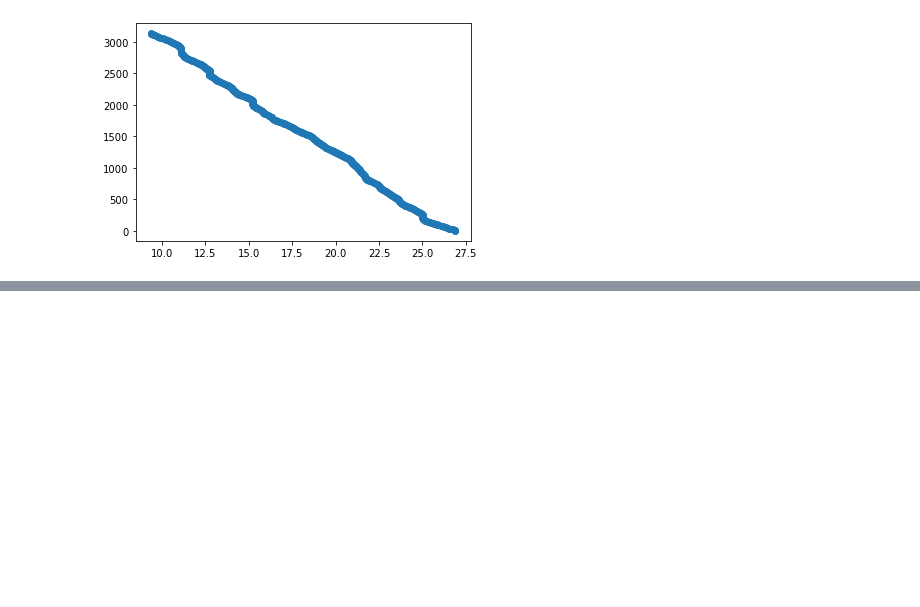
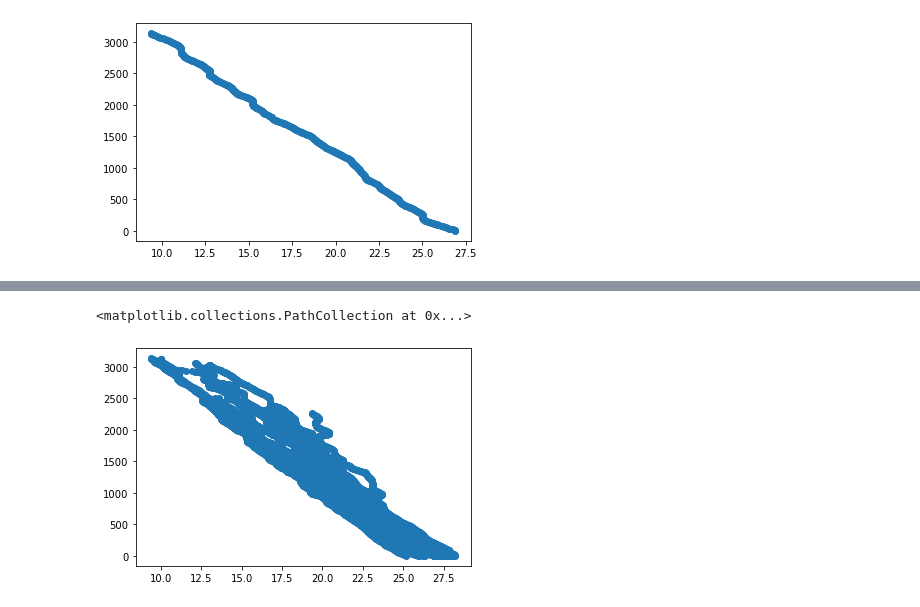
Before and after one commit to MPOcanes/MPO624_2022, a Jupyter notebook: Notebooks/HRD_dropsondes.ipynb, the cells around one changed output, grey strips where cells are left out. Cells and saved outputs as stored; diff of their text form; code cells hidden in the pictures; blank space fills up the shorter version.

```diff
--- a/Notebooks/HRD_dropsondes.ipynb
+++ b/Notebooks/HRD_dropsondes.ipynb
@@ -69,0 +148,6 @@ Should we open all the sondes as a [datafram of dataframes](https://stackoverflo
+# %%
+# all the T profiles
+plt.scatter(alldrops.T_C, alldrops.Z_m)
+# %% [output]
+<matplotlib.collections.PathCollection at 0x...>
+[figure, added]
```
Also changed, not shown: parts of 8 cells of this notebook.
